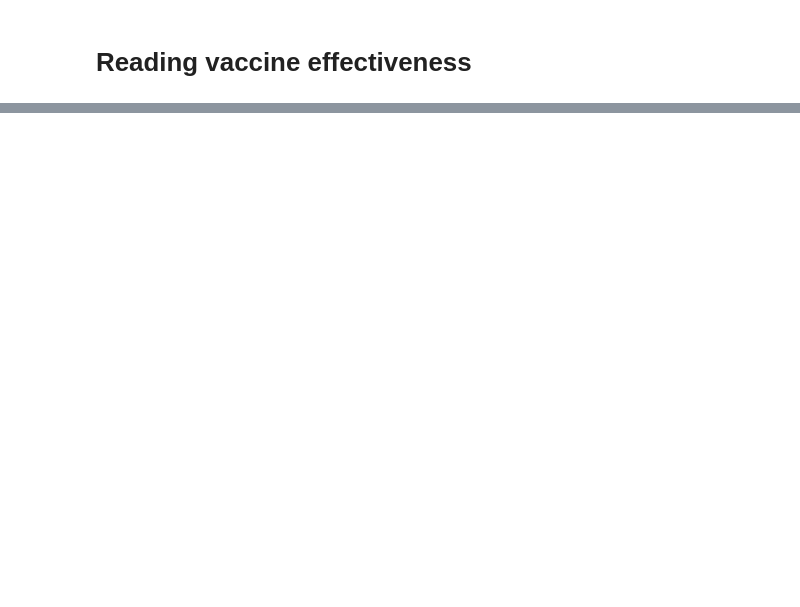
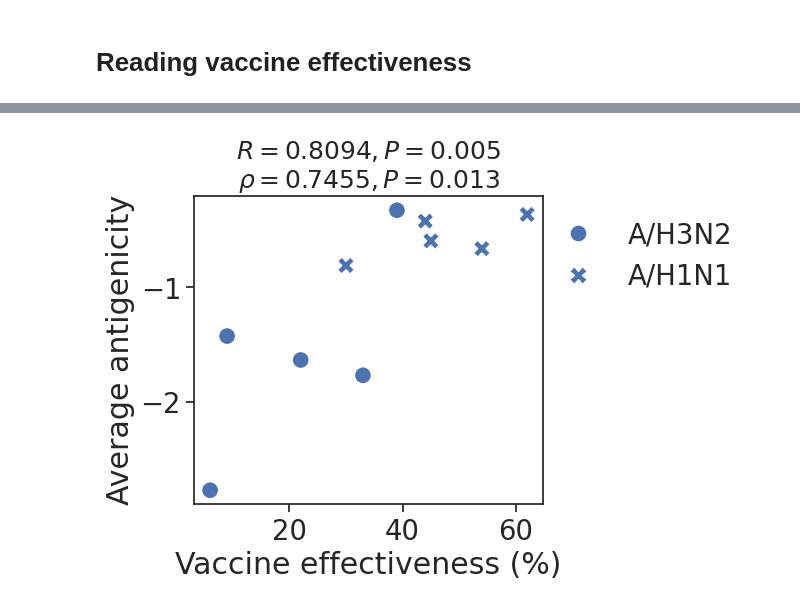
Before and after one commit to wxsh1213/vaxseer, a Jupyter notebook: evaluation/jupyter_notebooks_figs/Fig4_ve.ipynb, the cells around one changed output, grey strips where cells are left out. Saved outputs shown, nothing was run; the diff lists cells and outputs as text; code cells hidden in the pictures; blank space fills up the shorter version.

```diff
--- a/evaluation/jupyter_notebooks_figs/Fig4_ve.ipynb
+++ b/evaluation/jupyter_notebooks_figs/Fig4_ve.ipynb
@@ -195,0 +180,18 @@ for year in range(2012, 2021):
+# %%
+fig, ax = plt.subplots(figsize=(4.5, 4))
+
+ax = sns.scatterplot(y = "score", x = "ve",# , "x"
+           data = res[res["model"].isin(["HI median"])], style="subtype", s=150, ax=ax) # ci = 95) # , ci=95
+ax.legend(frameon=False)
+legend = ax.get_legend()
+spearman_rank, spearman_rank_p = stats.spearmanr(res[res["model"].isin(["HI median"])]["score"], res[res["model"].isin(["HI median"])]["ve"])
+pearsonr, pearson_p = stats.pearsonr(res[res["model"].isin(["HI median"])]["score"], res[res["model"].isin(["HI median"])]["ve"])
+
+ax.set_title(f"$R=%.4lf, P=%.3lf$\n$\\rho=%.4lf, P=%.3lf$" % (pearsonr, pearson_p, spearman_rank, spearman_rank_p), fontsize=18)
+
+ax.set_ylabel("Average antigenicity")
+ax.set_xlabel("Vaccine effectiveness (%)")
+sns.move_legend(ax, "upper left", bbox_to_anchor=(0.95, 1))
+plt.savefig("figs/ve_overall_hi_median.pdf", format='pdf', bbox_inches='tight')
+# %% [output]
+[figure, added]
```
Also changed, not shown: parts of 12 cells of this notebook, 1 other file.
